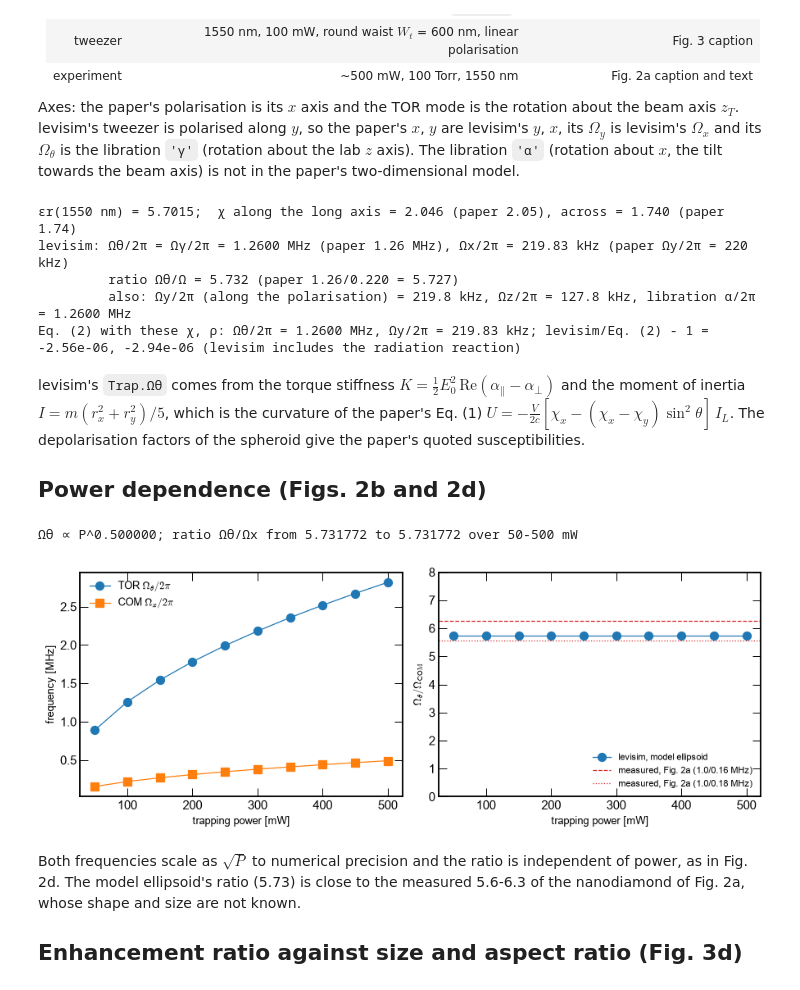
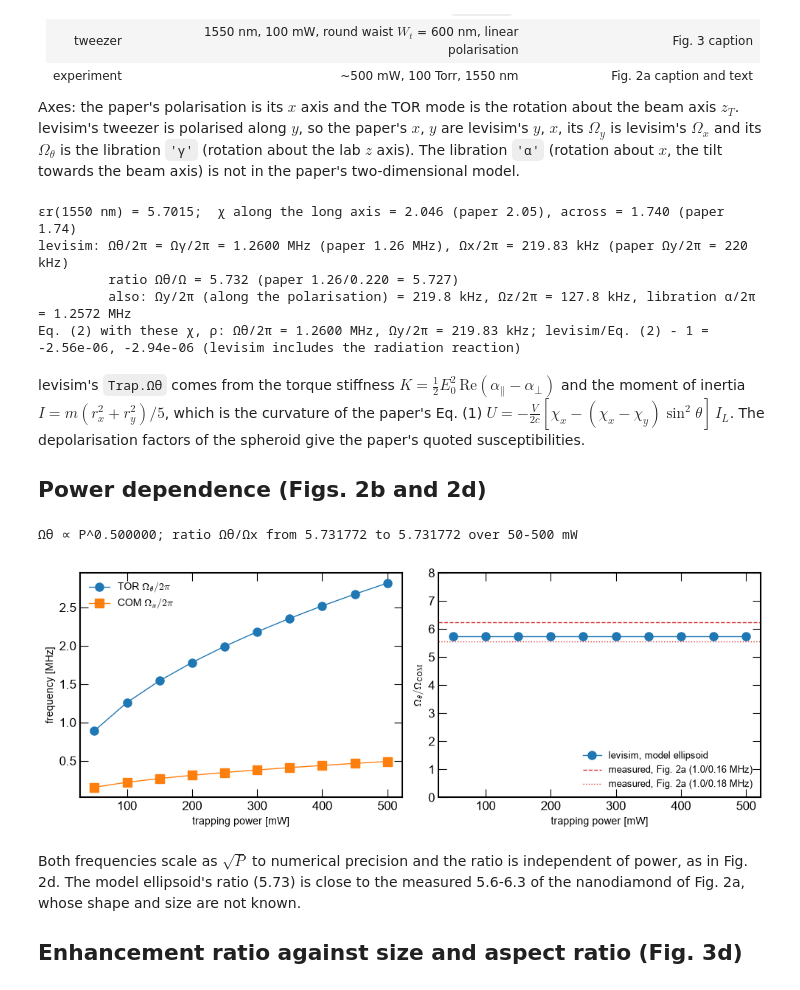
Before and after one commit to julianiacoponi/levisim, a Jupyter notebook: notebooks/papers/hoang2016_torsional_vibration.ipynb, the cells around one changed output. Drawn from its saved outputs; the diff is of its cells as text; code cells hidden in the pictures.

```diff
--- a/notebooks/papers/hoang2016_torsional_vibration.ipynb
+++ b/notebooks/papers/hoang2016_torsional_vibration.ipynb
@@ -70,7 +70,7 @@ def tweezer(P=100*mW, Wt=600*nm):
 
 
 particle = ellipsoid(50*nm, 40*nm)
-trap = Trap(tweezer=tweezer(), particle=particle)
+trap = Trap(tweezer=tweezer(), particle=particle, finite_size_torque=True)
 χ = np.diag(particle.static_polarisability_tensor()) / (ε0 * particle.V)
 print(f'εr(1550 nm) = {particle.εr:.4f};  χ along the long axis = {χ[2]:.3f} (paper 2.05), across = {χ[0]:.3f} (paper 1.74)')
 Ωx, Ωy, Ωz = (trap.Ωj[a] for a in 'xyz')
@@ -89,7 +89,7 @@ print(f'Eq. (2) with these χ, ρ: Ωθ/2π = {Ωθ_eq2 / (2 * π) / 1e6:.4f} MH
 εr(1550 nm) = 5.7015;  χ along the long axis = 2.046 (paper 2.05), across = 1.740 (paper 1.74)
 levisim: Ωθ/2π = Ωγ/2π = 1.2600 MHz (paper 1.26 MHz), Ωx/2π = 219.83 kHz (paper Ωy/2π = 220 kHz)
          ratio Ωθ/Ω = 5.732 (paper 1.26/0.220 = 5.727)
-         also: Ωy/2π (along the polarisation) = 219.8 kHz, Ωz/2π = 127.8 kHz, libration α/2π = 1.2600 MHz
+         also: Ωy/2π (along the polarisation) = 219.8 kHz, Ωz/2π = 127.8 kHz, libration α/2π = 1.2572 MHz
 Eq. (2) with these χ, ρ: Ωθ/2π = 1.2600 MHz, Ωy/2π = 219.83 kHz; levisim/Eq. (2) - 1 = -2.56e-06, -2.94e-06 (levisim includes the radiation reaction)
 # %% [markdown]
 levisim's `Trap.Ωθ` comes from the torque stiffness $K = \tfrac12 E_0^2\,\mathrm{Re}(\alpha_\parallel - \alpha_\perp)$
@@ -100,28 +100,28 @@ spheroid give the paper's quoted susceptibilities.
 ## Power dependence (Figs. 2b and 2d)
 # %%
 powers = np.linspace(50, 500, 10) * mW
-Ωθs = np.array([Trap(tweezer=tweezer(P), particle=particle).Ωθ['γ'] for P in powers])
-Ωxs = np.array([Trap(tweezer=tweezer(P), particle=particle).Ωj['x'] for P in powers])
+Ωθs = np.array([Trap(tweezer=tweezer(P), particle=particle, finite_size_torque=True).Ωθ['γ'] for P in powers])
+Ωxs = np.array([Trap(tweezer=tweezer(P), particle=particle, finite_size_torque=True).Ωj['x'] for P in powers])
 exponent = np.polyfit(np.log(powers), np.log(Ωθs), 1)[0]
 print(f'Ωθ ∝ P^{exponent:.6f}; ratio Ωθ/Ωx from {np.min(Ωθs / Ωxs):.6f} to {np.max(Ωθs / Ωxs):.6f} over 50-500 mW')
 
 fig, axes = plt.subplots(1, 2, figsize=(10, 3.8))
 axes[0].plot(powers / mW, Ωθs / MHz, 'o-', label=r'TOR $\Omega_\theta/2\pi$')
 axes[0].plot(powers / mW, Ωxs / MHz, 's-', label=r'COM $\Omega_x/2\pi$')
 axes[0].set_xlabel('trapping power [mW]')
 axes[0].set_ylabel('frequency [MHz]')
 axes[0].legend(frameon=False)
 axes[1].plot(powers / mW, Ωθs / Ωxs, 'o-', label='levisim, model ellipsoid')
 axes[1].axhline(1.0 / 0.16, color='C3', ls='--', label='measured, Fig. 2a (1.0/0.16 MHz)')
 axes[1].axhline(1.0 / 0.18, color='C3', ls=':', label='measured, Fig. 2a (1.0/0.18 MHz)')
 axes[1].set_xlabel('trapping power [mW]')
 axes[1].set_ylabel(r'$\Omega_\theta/\Omega_\mathrm{COM}$')
 axes[1].set_ylim(0, 8)
 axes[1].legend(frameon=False, fontsize=9, loc='lower right')
 fig.tight_layout()
 # %% [output]
 Ωθ ∝ P^0.500000; ratio Ωθ/Ωx from 5.731772 to 5.731772 over 50-500 mW
-[figure, old version]
+[figure, new version]
 # %% [markdown]
 Both frequencies scale as $\sqrt P$ to numerical precision and the ratio is independent of power,
 as in Fig. 2d. The model ellipsoid's ratio (5.73) is close to the measured 5.6-6.3 of the
```
Also changed, not shown: parts of 4 cells of this notebook, 6 other files.
